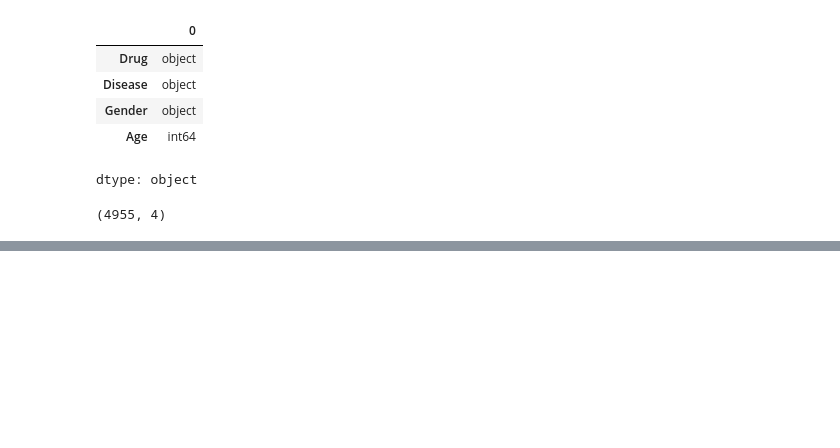
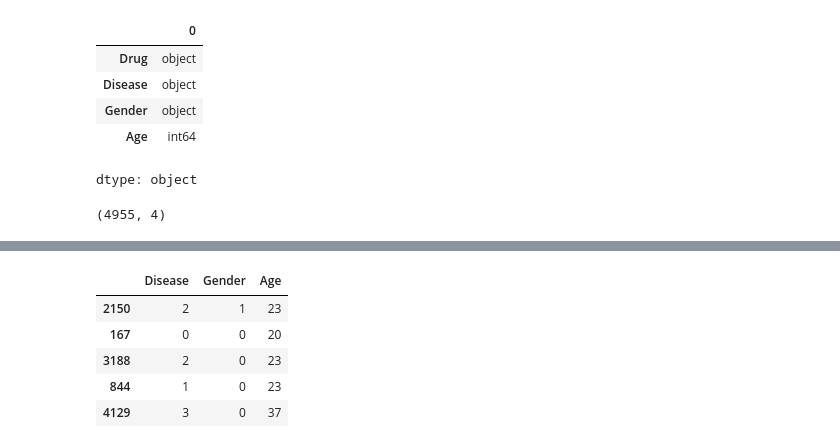
Before and after one commit to SARTHAKABIDRA/Disease-Prediction-Drug-Recommendation, a Jupyter notebook: Disease_Prediction_and_Drug_Recommendation.ipynb, the cells around one changed output, grey strips where cells are left out. Drawn from its saved outputs; the diff is of its cells as text; code cells hidden in the pictures; blank space fills up the shorter version.

```diff
--- a/Disease_Prediction_and_Drug_Recommendation.ipynb
+++ b/Disease_Prediction_and_Drug_Recommendation.ipynb
@@ -317,0 +377,11 @@ data.shape
+# %%
+from sklearn.model_selection import train_test_split
+X_train, X_test, y_train, y_test=train_test_split(df_x, df_y, test_size=0.2, random_state=0)
+X_train.head()
+# %% [output]
+|  | Disease | Gender | Age |
+| 2150 | 2 | 1 | 23 |
+| 167 | 0 | 0 | 20 |
+| 3188 | 2 | 0 | 23 |
+| 844 | 1 | 0 | 23 |
+| 4129 | 3 | 0 | 37 |
```
Also changed, not shown: parts of 15 cells of this notebook.
